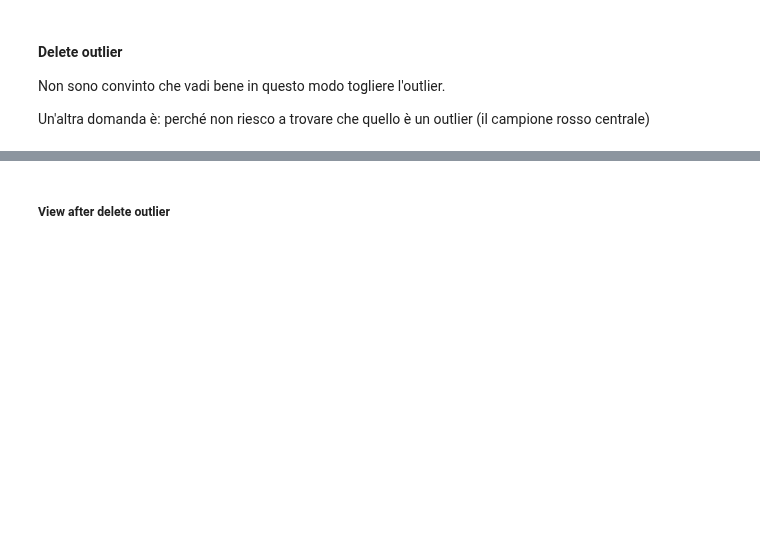
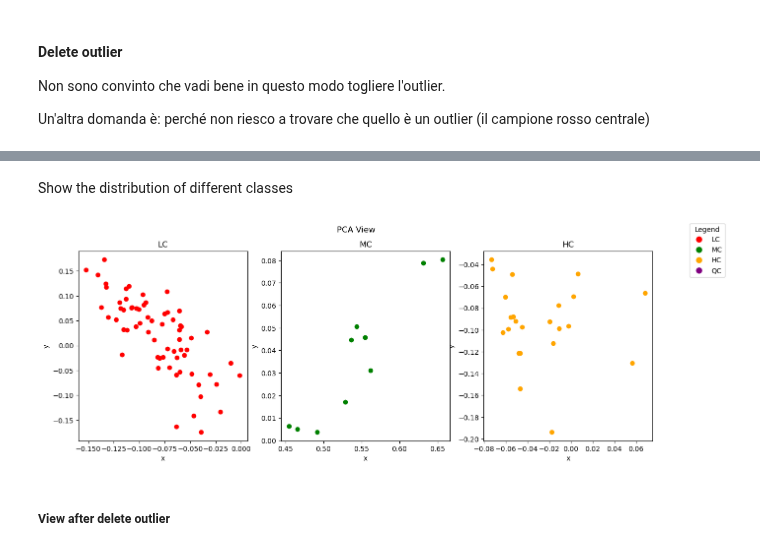
Before and after one commit to Bvs00/AI4ODA_projectwork, a Jupyter notebook: notebook_metaboloma.ipynb, the cells around one changed output, grey strips where cells are left out. Drawn from its saved outputs; the diff is of its cells as text; code cells hidden in the pictures; blank space fills up the shorter version.

```diff
--- a/notebook_metaboloma.ipynb
+++ b/notebook_metaboloma.ipynb
@@ -241,3 +255,38 @@ colors_ = np.delete(colors,indexs)
+# %% [markdown]
+Show the distribution of different classes
+# %%
+# Creare tre subplots affiancati
+fig, axs = plt.subplots(1, 3, figsize=(15, 5))
+
+lc_ = np.delete(lc,[66,33],axis=0)
+
+axs[0].scatter(lc_[:, 0], lc_[:, 1], c="red")
+axs[0].set_title('LC')
+axs[0].set_xlabel('x')
+axs[0].set_ylabel('y')
+
+axs[1].scatter(mc[:, 0], mc[:, 1], c="green")
+axs[1].set_title('MC')
+axs[1].set_xlabel('x')
+axs[1].set_ylabel('y')
+
+axs[2].scatter(hc[:, 0], hc[:, 1], c="orange")
+axs[2].set_title('HC')
+axs[2].set_xlabel('x')
+axs[2].set_ylabel('y')
+
+fig.legend(handles=[
+    plt.Line2D([0], [0], marker='o', color='w', label='LC', markerfacecolor='red', markersize=10),
+    plt.Line2D([0], [0], marker='o', color='w', label='MC', markerfacecolor='green', markersize=10),
+    plt.Line2D([0], [0], marker='o', color='w', label='HC', markerfacecolor='orange', markersize=10),
+    plt.Line2D([0], [0], marker='o', color='w', label='QC', markerfacecolor='purple', markersize=10),
+], title='Legend')
+
+plt.suptitle('PCA View')
+
+plt.show()
+# %% [output]
+[figure, added]
 # %% [markdown]
 ##### View after delete outlier
 # %%
```
Also changed, not shown: parts of 6 cells of this notebook.
